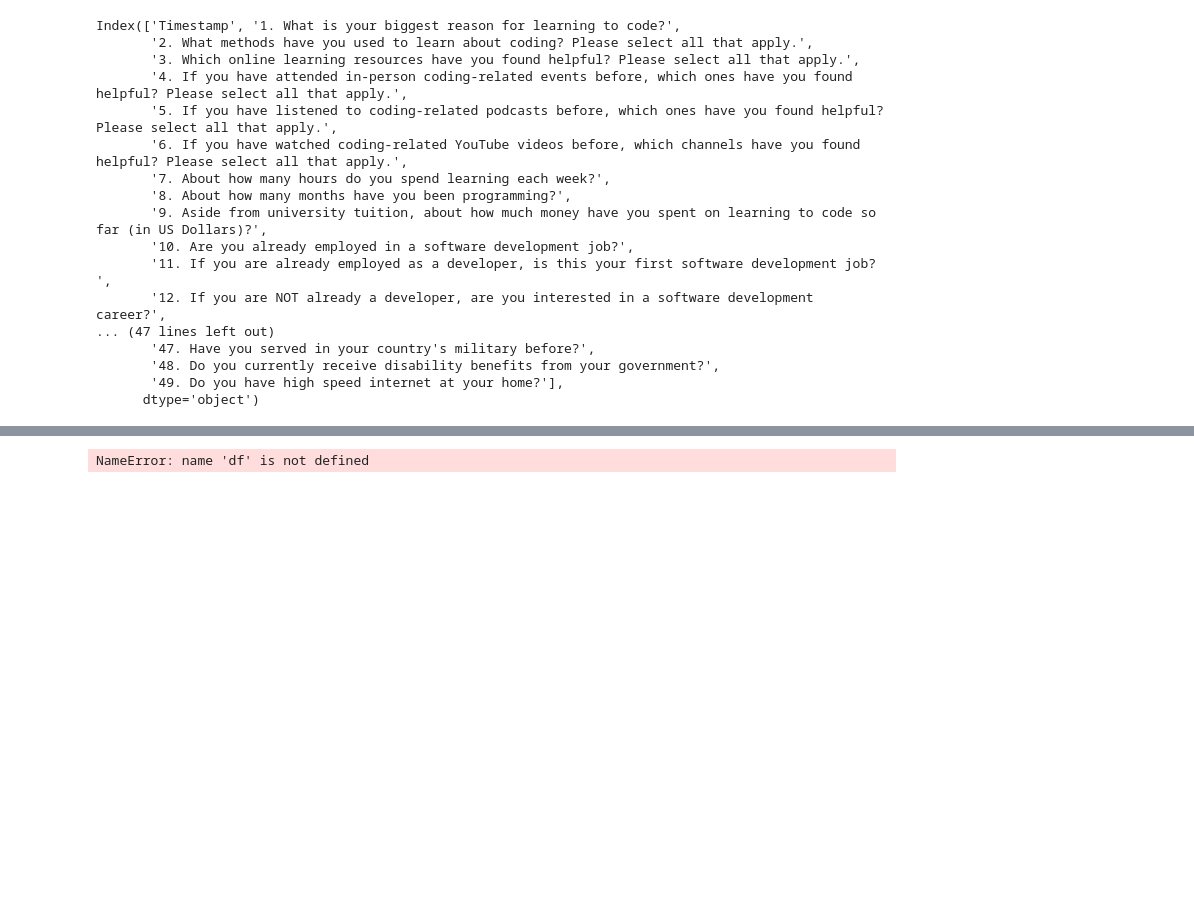
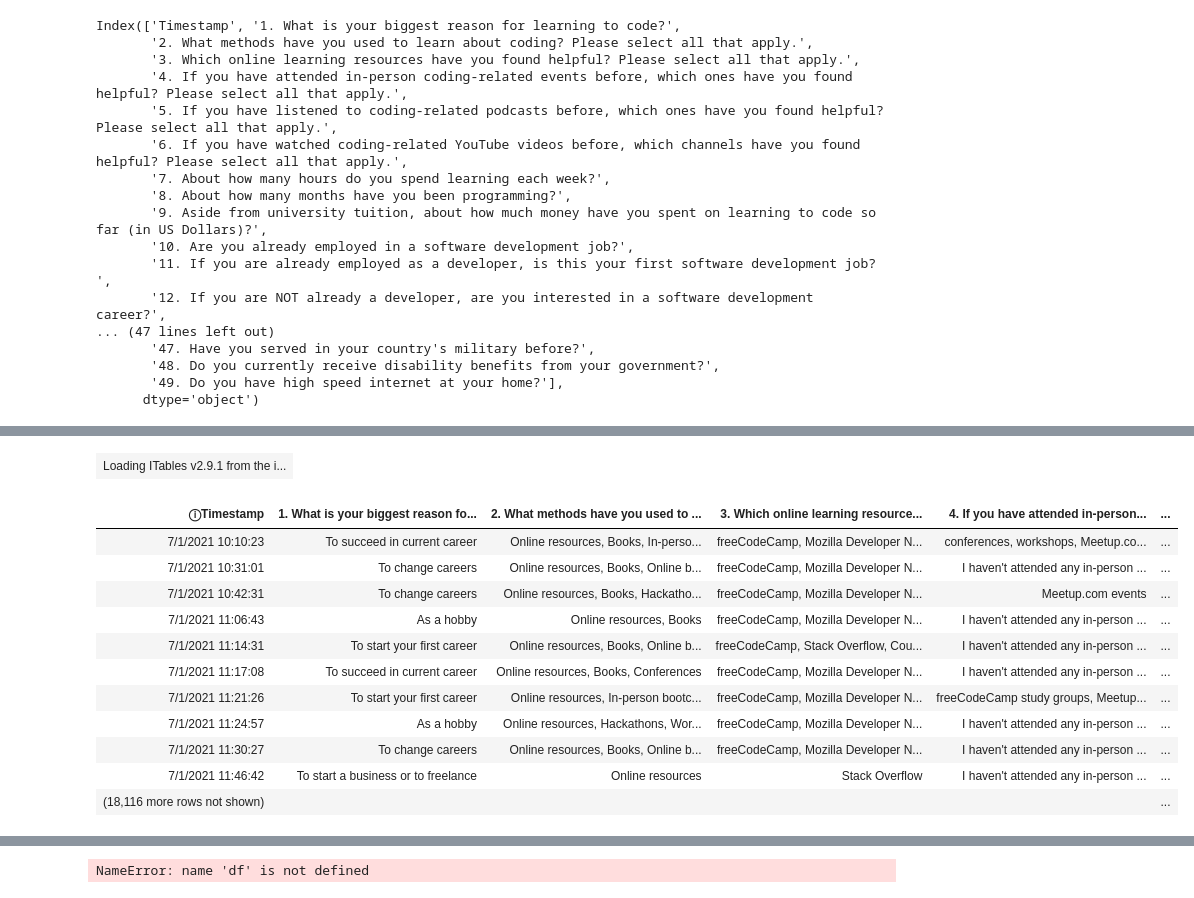
Before and after one commit to AveryDBird/Practice, a Jupyter notebook: Example.ipynb, the cells around one changed output, grey strips where cells are left out. Drawn from its saved outputs; the diff is of its cells as text; code cells hidden in the pictures; blank space fills up the shorter version.

```diff
--- a/Example.ipynb
+++ b/Example.ipynb
@@ -21,3 +21,11 @@ Index(['Timestamp', '1. What is your biggest reason for learning to code?',
        '48. Do you currently receive disability benefits from your government?',
        '49. Do you have high speed internet at your home?'],
       dtype='object')
+# %%
+
+!pip install itables
+from itables import init_notebook_mode
+from itables import show
+init_notebook_mode(all_interactive=True)
+show(df)
+# %% [output]
@@ -23,0 +33,13 @@ Index(['Timestamp', '1. What is your biggest reason for learning to code?',
+| Loading ITables v2.9.1 from the i... |
+| ⓘTimestamp | 1. What is your biggest reason fo... | 2. What methods have you used to ... | 3. Which online learning resource... | 4. If you have attended in-person... | ... |
+| 7/1/2021 10:10:23 | To succeed in current career | Online resources, Books, In-perso... | freeCodeCamp, Mozilla Developer N... | conferences, workshops, Meetup.co... | ... |
+| 7/1/2021 10:31:01 | To change careers | Online resources, Books, Online b... | freeCodeCamp, Mozilla Developer N... | I haven't attended any in-person ... | ... |
+| 7/1/2021 10:42:31 | To change careers | Online resources, Books, Hackatho... | freeCodeCamp, Mozilla Developer N... | Meetup.com events | ... |
+| 7/1/2021 11:06:43 | As a hobby | Online resources, Books | freeCodeCamp, Mozilla Developer N... | I haven't attended any in-person ... | ... |
+| 7/1/2021 11:14:31 | To start your first career | Online resources, Books, Online b... | freeCodeCamp, Stack Overflow, Cou... | I haven't attended any in-person ... | ... |
+| 7/1/2021 11:17:08 | To succeed in current career | Online resources, Books, Conferences | freeCodeCamp, Mozilla Developer N... | I haven't attended any in-person ... | ... |
+| 7/1/2021 11:21:26 | To start your first career | Online resources, In-person bootc... | freeCodeCamp, Mozilla Developer N... | freeCodeCamp study groups, Meetup... | ... |
+| 7/1/2021 11:24:57 | As a hobby | Online resources, Hackathons, Wor... | freeCodeCamp, Mozilla Developer N... | I haven't attended any in-person ... | ... |
+| 7/1/2021 11:30:27 | To change careers | Online resources, Books, Online b... | freeCodeCamp, Mozilla Developer N... | I haven't attended any in-person ... | ... |
+| 7/1/2021 11:46:42 | To start a business or to freelance | Online resources | Stack Overflow | I haven't attended any in-person ... | ... |
+| (18,116 more rows not shown) |  |  |  |  | ... |
```
Also changed, not shown: parts of 2 cells of this notebook.
